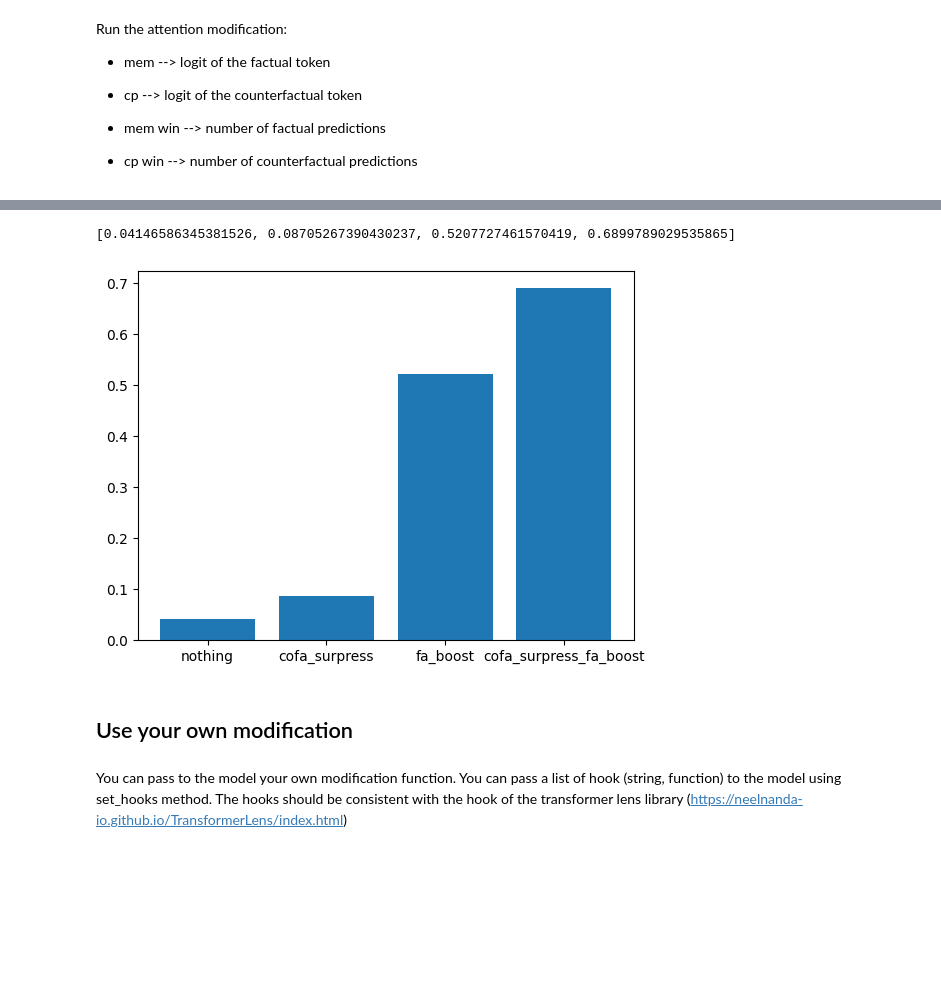
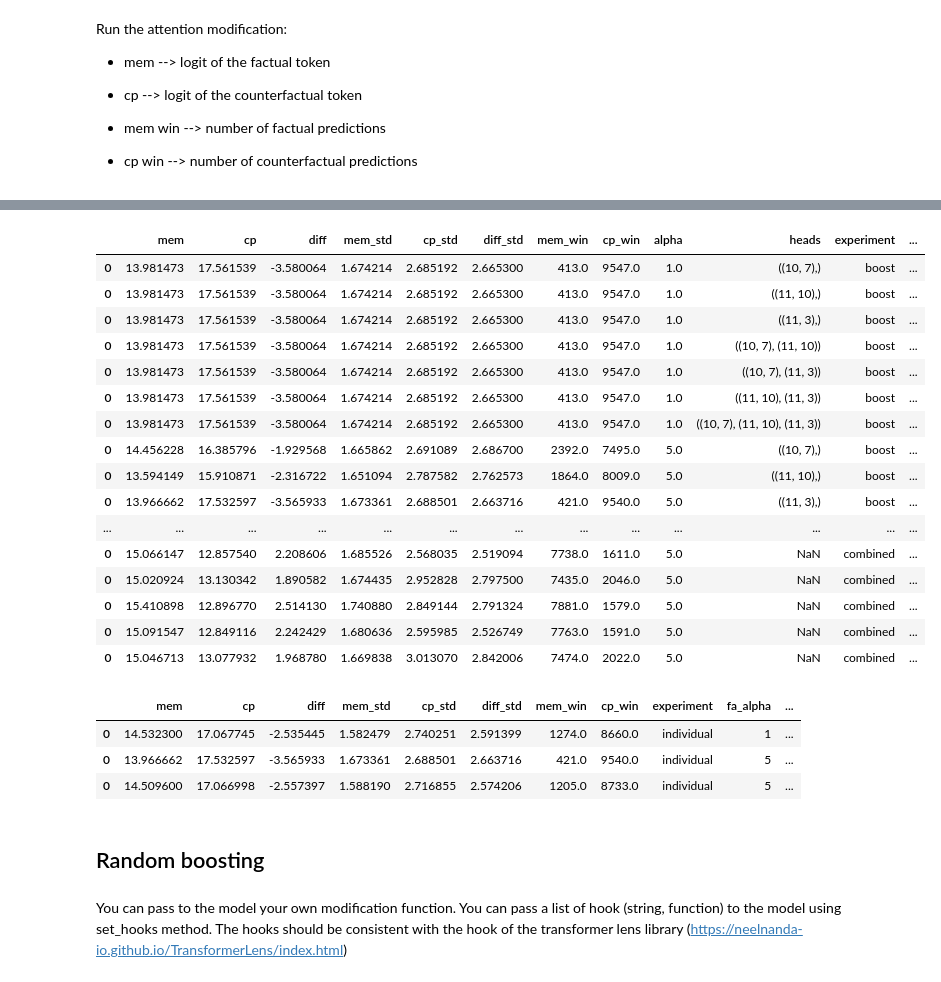
Before and after one commit to LCPerotti/FACT-AI-Assignment, a Jupyter notebook: original_paper_code/notebooks/attention_modifcation.ipynb, the cells around one changed output, grey strips where cells are left out. Saved outputs shown, nothing was run; the diff lists cells and outputs as text; code cells hidden in the pictures; blank space fills up the shorter version.

Commit message:
modif

```diff
--- a/original_paper_code/notebooks/attention_modifcation.ipynb
+++ b/original_paper_code/notebooks/attention_modifcation.ipynb
@@ -109,2 +162,41 @@ data
+# %%
+best_boost = [((10, 7), (11, 10), (11, 3)), ((10, 7), (11, 10))]
+best_surpress = [((7, 10), (9, 9), (9, 6), (10, 0)), ((7, 10), (9, 9), (10, 0)), ((9, 9), (9, 6), (10, 0))]
+combined_result = []
+for bost in best_boost:
+    for surpress in best_surpress:
+        ablator.set_heads(heads=list(bost), value=5, position='attribute')
+        ablator.set_heads(heads=list(surpress), value=0, position='attribute', reset=False)
+        cur_df = ablator.run()
+        cur_df['experiment'] = 'combined'
+        cur_df['heads_boost'] = str(bost)
+        cur_df['beta'] = 0
+        cur_df['alpha'] = 5
+        cur_df['heads_surpress'] = str(surpress)
+        combined_result.append(cur_df)
+
+combined_result = pd.concat(combined_result)
+# %%
+data = pd.concat([result_boost, result_surpress, combined_result])
+data.to_csv('results_boost_surpress.csv', index=False)
+data
+# %% [output]
+|  | mem | cp | diff | mem_std | cp_std | diff_std | mem_win | cp_win | alpha | heads | experiment | ... |
+| 0 | 13.981473 | 17.561539 | -3.580064 | 1.674214 | 2.685192 | 2.665300 | 413.0 | 9547.0 | 1.0 | ((10, 7),) | boost | ... |
+| 0 | 13.981473 | 17.561539 | -3.580064 | 1.674214 | 2.685192 | 2.665300 | 413.0 | 9547.0 | 1.0 | ((11, 10),) | boost | ... |
+| 0 | 13.981473 | 17.561539 | -3.580064 | 1.674214 | 2.685192 | 2.665300 | 413.0 | 9547.0 | 1.0 | ((11, 3),) | boost | ... |
+| 0 | 13.981473 | 17.561539 | -3.580064 | 1.674214 | 2.685192 | 2.665300 | 413.0 | 9547.0 | 1.0 | ((10, 7), (11, 10)) | boost | ... |
+| 0 | 13.981473 | 17.561539 | -3.580064 | 1.674214 | 2.685192 | 2.665300 | 413.0 | 9547.0 | 1.0 | ((10, 7), (11, 3)) | boost | ... |
+| 0 | 13.981473 | 17.561539 | -3.580064 | 1.674214 | 2.685192 | 2.665300 | 413.0 | 9547.0 | 1.0 | ((11, 10), (11, 3)) | boost | ... |
+| 0 | 13.981473 | 17.561539 | -3.580064 | 1.674214 | 2.685192 | 2.665300 | 413.0 | 9547.0 | 1.0 | ((10, 7), (11, 10), (11, 3)) | boost | ... |
+| 0 | 14.456228 | 16.385796 | -1.929568 | 1.665862 | 2.691089 | 2.686700 | 2392.0 | 7495.0 | 5.0 | ((10, 7),) | boost | ... |
+| 0 | 13.594149 | 15.910871 | -2.316722 | 1.651094 | 2.787582 | 2.762573 | 1864.0 | 8009.0 | 5.0 | ((11, 10),) | boost | ... |
+| 0 | 13.966662 | 17.532597 | -3.565933 | 1.673361 | 2.688501 | 2.663716 | 421.0 | 9540.0 | 5.0 | ((11, 3),) | boost | ... |
+| ... | ... | ... | ... | ... | ... | ... | ... | ... | ... | ... | ... | ... |
+| 0 | 15.066147 | 12.857540 | 2.208606 | 1.685526 | 2.568035 | 2.519094 | 7738.0 | 1611.0 | 5.0 | NaN | combined | ... |
+| 0 | 15.020924 | 13.130342 | 1.890582 | 1.674435 | 2.952828 | 2.797500 | 7435.0 | 2046.0 | 5.0 | NaN | combined | ... |
+| 0 | 15.410898 | 12.896770 | 2.514130 | 1.740880 | 2.849144 | 2.791324 | 7881.0 | 1579.0 | 5.0 | NaN | combined | ... |
+| 0 | 15.091547 | 12.849116 | 2.242429 | 1.680636 | 2.595985 | 2.526749 | 7763.0 | 1591.0 | 5.0 | NaN | combined | ... |
+| 0 | 15.046713 | 13.077932 | 1.968780 | 1.669838 | 3.013070 | 2.842006 | 7474.0 | 2022.0 | 5.0 | NaN | combined | ... |
 # %%
 data.to_csv("../data/ablation_results.csv", index=False)
@@ -115,13 +203,30 @@ combined_result.append(ablator.run())
-# %%
-# plot the bar plot with keys as x axis and percentage value as y axis
-import matplotlib.pyplot as plt
-
-plt.bar(res.keys(), [v['percentage'] for v in res.values()])
-plt.show()
-# %% [output]
-[0.04146586345381526, 0.08705267390430237, 0.5207727461570419, 0.6899789029535865]
-[figure, removed]
-# %% [markdown]
-## Use your own modification
+# %%
+individual = []
+ablator.set_heads(heads=[(10, 0)], value=0, position="attribute") #counter
+individual.append(ablator.run())
+
+
+ablator.set_heads(heads=[(11, 3)], value=5, position="attribute") #fact
+individual.append(ablator.run())
+
+
+ablator.set_heads(heads=[(10, 0)], value=0, position="attribute")
+ablator.set_heads(heads=[(11, 3)], value=5, position="attribute", reset=False)
+individual.append(ablator.run())
+
+individual_data = pd.concat(individual)
+individual_data["experiment"] = "individual"
+individual_data["fa_alpha"] = [1, 5, 5]
+individual_data["cofa_alpha"] = [0, 1, 0]
+individual_data['percentage'] = individual_data['mem_win'] / (individual_data['mem_win'] + individual_data['cp_win']).astype(float)
+
+individual_data
+# %% [output]
+|  | mem | cp | diff | mem_std | cp_std | diff_std | mem_win | cp_win | experiment | fa_alpha | ... |
+| 0 | 14.532300 | 17.067745 | -2.535445 | 1.582479 | 2.740251 | 2.591399 | 1274.0 | 8660.0 | individual | 1 | ... |
+| 0 | 13.966662 | 17.532597 | -3.565933 | 1.673361 | 2.688501 | 2.663716 | 421.0 | 9540.0 | individual | 5 | ... |
+| 0 | 14.509600 | 17.066998 | -2.557397 | 1.588190 | 2.716855 | 2.574206 | 1205.0 | 8733.0 | individual | 5 | ... |
+# %% [markdown]
+## Random boosting
 # %% [markdown]
 You can pass to the model your own modification function. You can pass a list of hook (string, function) to the model using set_hooks method. The hooks should be consistent with the hook of the transformer lens library (https://neelnanda-io.github.io/TransformerLens/index.html)
```
Also changed, not shown: parts of 13 cells of this notebook, 2 other files.
